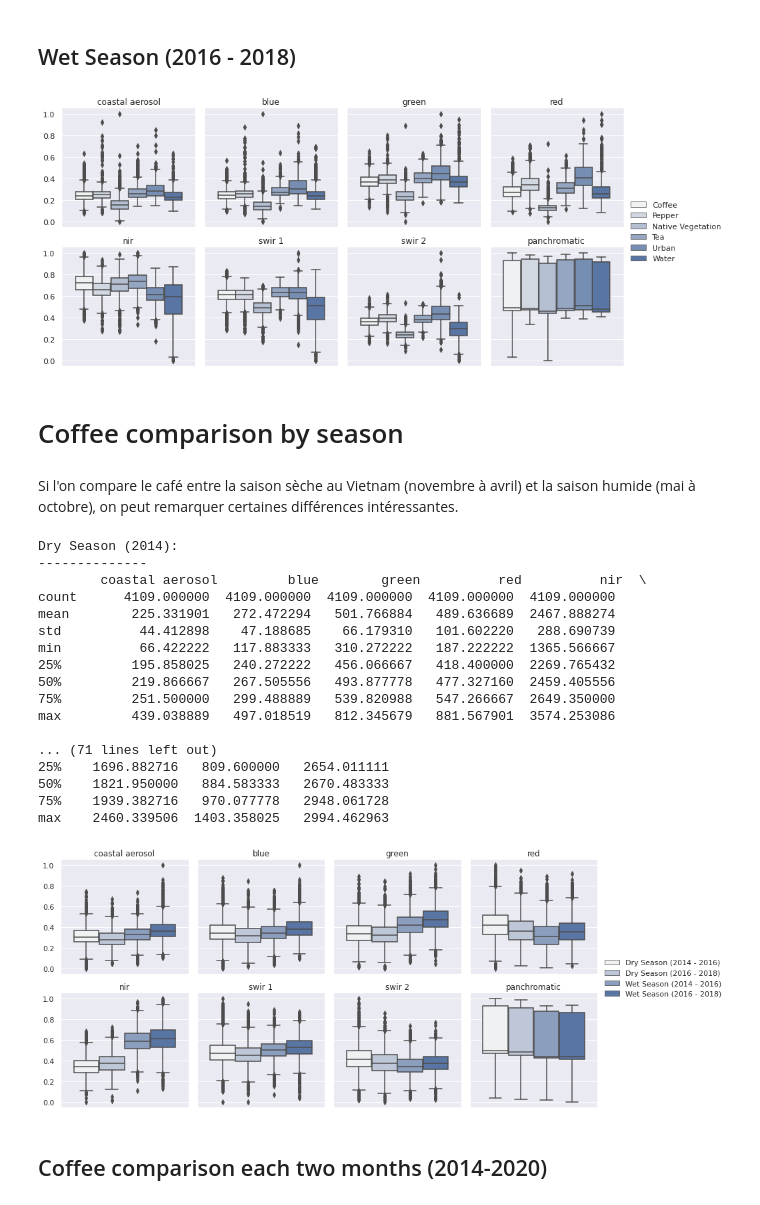
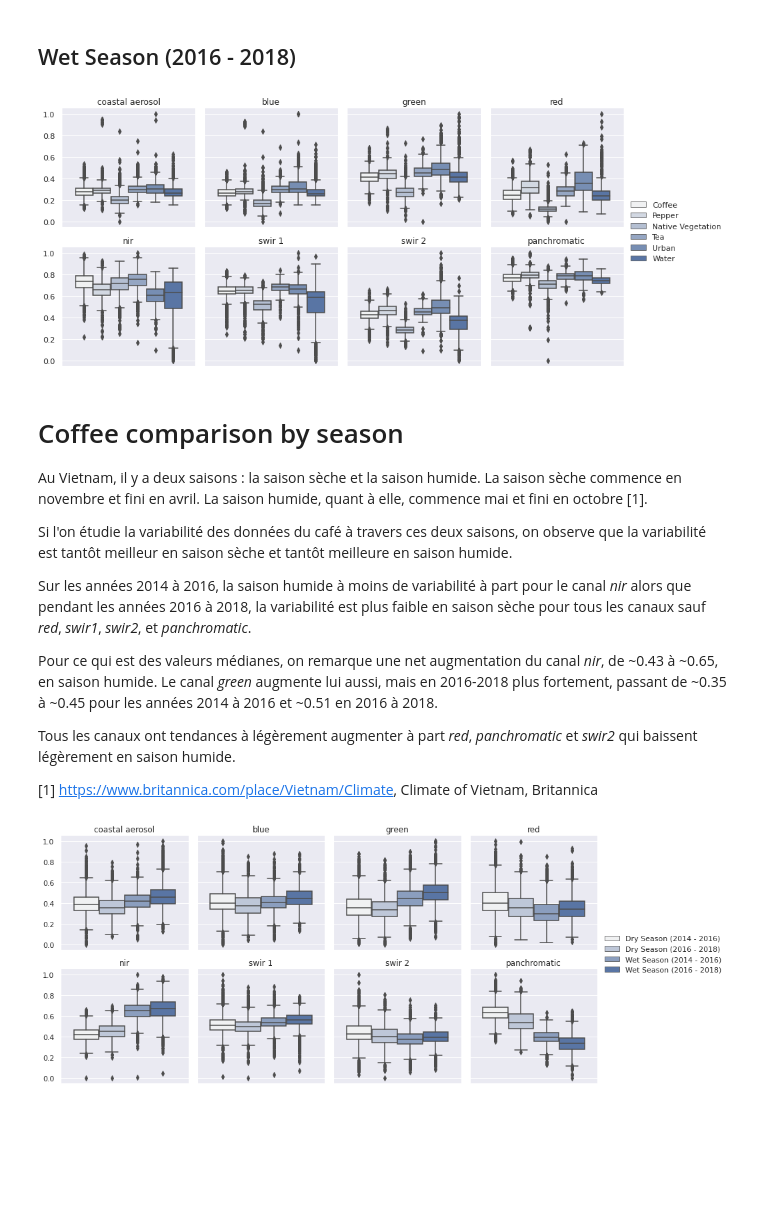
Before and after one commit to SimWalther/vietnam_coffee_detection, a Jupyter notebook: bandsVariability.ipynb, the cells around one changed output. Cells and saved outputs as stored; diff of their text form; code cells hidden in the pictures; blank space fills up the shorter version.

Commit message:
ignore nodata in results

```diff
--- a/bandsVariability.ipynb
+++ b/bandsVariability.ipynb
@@ -97,7 +97,7 @@ def write_raster_to_disk(raster, metadata, transform, crs, filename):
 # %%
 def raster_n_px_around_tagged_point(coordinates, nb_pixel_around, initial_raster):
     polygon = polygon_nb_px_around_coordinates(coordinates, nb_pixel_around, initial_raster)
-    return rasterio.mask.mask(initial_raster, shapes=[polygon], crop=True)
+    return rasterio.mask.mask(initial_raster, shapes=[polygon], crop=True, nodata=float('nan'))
 # %%
 NB_PIXEL_AROUND_POINT = 4
 # %%
@@ -107,19 +107,10 @@ def tagged_points_bands_values(point_class, initial_raster):
     for coordinates in classes_points_coordinates[point_class]:
         out_img, out_transform = raster_n_px_around_tagged_point(coordinates, NB_PIXEL_AROUND_POINT, initial_raster)
 
-        values.append([
-            np.mean(out_img[0]),
-            np.mean(out_img[1]),
-            np.mean(out_img[2]),
-            np.mean(out_img[3]),
-            np.mean(out_img[4]),
-            np.mean(out_img[5]),
-            np.mean(out_img[6]),
-            np.mean(out_img[7]),
-            #np.mean(out_img[8]),
-            #np.mean(out_img[9]),
-            #np.mean(out_img[10]),
-        ])
+        # Don't add data if all values are 'NaN'
+        if not np.isnan(out_img).all():
+            # Add median values of each band (excepted cirrus, tirs1, tirs2) while filtering nodata values
+            values.append([np.nanmedian(out_img[i]) for i in range(0,8)])
 
     return np.array(values)
 # %%
@@ -196,11 +191,20 @@ coffee_comparison_to_other_entities('./Vietnam_2016-2018_dry_season/merged.tif')
 # %%
 coffee_comparison_to_other_entities('./Vietnam_2016-2018_wet_season/merged.tif')
 # %% [output]
-[figure, old version]
+[figure, new version]
 # %% [markdown]
 # Coffee comparison by season
+Au Vietnam, il y a deux saisons : la saison sèche et la saison humide. La saison sèche commence en novembre et fini en avril. La saison humide, quant à elle, commence mai et fini en octobre [1].
+
+Si l'on étudie la variabilité des données du café à travers ces deux saisons, on observe que la variabilité est tantôt meilleur en saison sèche et tantôt meilleure en saison humide.
+
+Sur les années 2014 à 2016, la saison humide à moins de variabilité à part pour le canal _nir_ alors que pendant les années 2016 à 2018, la variabilité est plus faible en saison sèche pour tous les canaux sauf _red_, _swir1_, _swir2_, et _panchromatic_.
+
+Pour ce qui est des valeurs médianes, on remarque une net augmentation du canal _nir_, de ~0.43 à ~0.65, en saison humide. Le canal _green_ augmente lui aussi, mais en 2016-2018 plus fortement, passant de ~0.35 à ~0.45 pour les années 2014 à 2016 et ~0.51 en 2016 à 2018.
+
+Tous les canaux ont tendances à légèrement augmenter à part _red_, _panchromatic_ et _swir2_ qui baissent légèrement en saison humide.
+
+[1] https://www.britannica.com/place/Vietnam/Climate, Climate of Vietnam, Britannica
-# %% [markdown]
-Si l'on compare le café entre la saison sèche au Vietnam (novembre à avril) et la saison humide (mai à octobre), on peut remarquer certaines différences intéressantes.
 # %%
 dry_2014_raster_path = './Vietnam_2014-2016_dry_season/merged.tif'
 dry_2014_initial_raster = rasterio.open(dry_2014_raster_path) # Open raster
@@ -219,45 +223,29 @@ wet_2016_initial_raster = rasterio.open(wet_2016_raster_path) # Open raster
 wet_2016_coffee_values = tagged_points_bands_values(ShapeClass.COFFEE.value, wet_2016_initial_raster)
 # %%
 columns = ['coastal aerosol', 'blue', 'green', 'red', 'nir', 'swir 1', 'swir 2', 'panchromatic']
+timePeriods = [
+    'Dry Season (2014 - 2016)',
+    'Dry Season (2016 - 2018)',
+    'Wet Season (2014 - 2016)',
+    'Wet Season (2016 - 2018)'
+]
 
 # Create a dataframe containing the data of each bands
-dry_2014_coffee_df = pandas.DataFrame(dry_2014_coffee_values, columns=columns).assign(timePeriod='Dry Season (2014 - 2016)')
-dry_2016_coffee_df = pandas.DataFrame(dry_2016_coffee_values, columns=columns).assign(timePeriod='Dry Season (2016 - 2018)')
-wet_2014_coffee_df = pandas.DataFrame(wet_2014_coffee_values, columns=columns).assign(timePeriod='Wet Season (2014 - 2016)')
-wet_2016_coffee_df = pandas.DataFrame(wet_2016_coffee_values, columns=columns).assign(timePeriod='Wet Season (2016 - 2018)')
+coffee_df_list = []
+
+coffee_df_list.append(pandas.DataFrame(dry_2014_coffee_values, columns=columns).assign(timePeriod=timePeriods[0]))
+coffee_df_list.append(pandas.DataFrame(dry_2016_coffee_values, columns=columns).assign(timePeriod=timePeriods[1]))
+coffee_df_list.append(pandas.DataFrame(wet_2014_coffee_values, columns=columns).assign(timePeriod=timePeriods[2]))
+coffee_df_list.append(pandas.DataFrame(wet_2016_coffee_values, columns=columns).assign(timePeriod=timePeriods[3]))
 
 sns.set(rc={'figure.figsize':(15,12)})
 
-concat_df = pandas.concat([dry_2014_coffee_df, dry_2016_coffee_df, wet_2014_coffee_df, wet_2016_coffee_df])
+concat_df = pandas.concat([coffee_df_list[0], coffee_df_list[1], coffee_df_list[2], coffee_df_list[3]])
 
 normalize_dataframe(concat_df, columns)
 
 df = pandas.melt(concat_df, id_vars=['timePeriod'], var_name=['bands'])
 
 draw_bands_boxplots(df, "timePeriod")
-
-print("Dry Season (2014):\n--------------\n", dry_2014_coffee_df.describe(), "\n")
-print("Dry Season (2016):\n--------------\n", dry_2016_coffee_df.describe(), "\n")
-print("Wet Season (2014):\n--------------\n", wet_2014_coffee_df.describe(), "\n")
-print("Wet Season (2016):\n--------------\n", wet_2016_coffee_df.describe(), "\n")
 # %% [output]
-Dry Season (2014):
---------------
-        coastal aerosol         blue        green          red          nir  \
-count      4109.000000  4109.000000  4109.000000  4109.000000  4109.000000
-mean        225.331901   272.472294   501.766884   489.636689  2467.888274
-std          44.412898    47.188685    66.179310   101.602220   288.690739
-min          66.422222   117.883333   310.272222   187.222222  1365.566667
-25%         195.858025   240.272222   456.066667   418.400000  2269.765432
-50%         219.866667   267.505556   493.877778   477.327160  2459.405556
-75%         251.500000   299.488889   539.820988   547.266667  2649.350000
-max         439.038889   497.018519   812.345679   881.567901  3574.253086
-
-... (71 lines left out)
-25%    1696.882716   809.600000   2654.011111
-50%    1821.950000   884.583333   2670.483333
-75%    1939.382716   970.077778   2948.061728
-max    2460.339506  1403.358025   2994.462963
-[figure, old version]
+[figure, new version]
-# %% [markdown]
-## Coffee comparison each two months (2014-2020)
```
Also changed, not shown: parts of 15 cells of this notebook, 1 other file.
